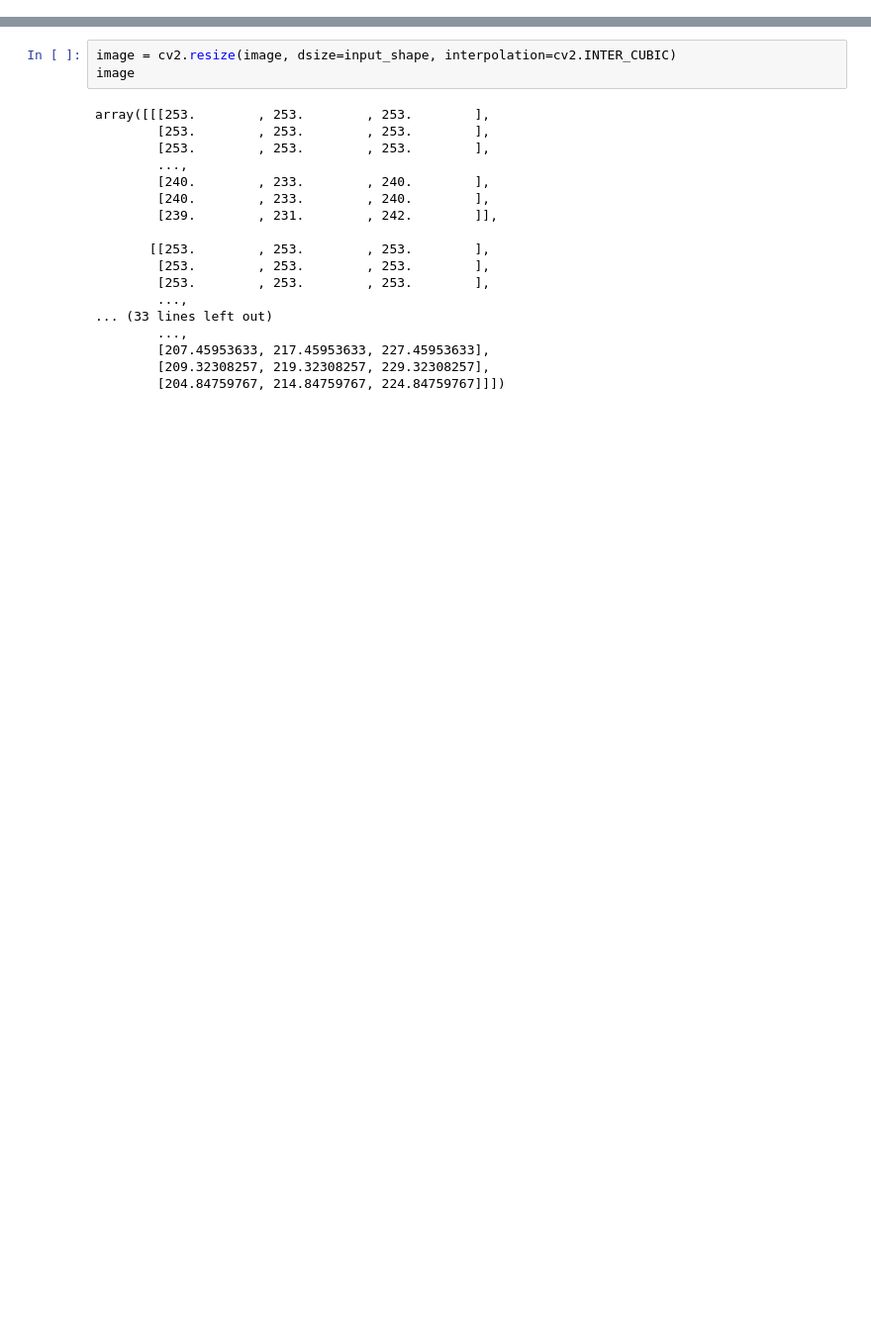
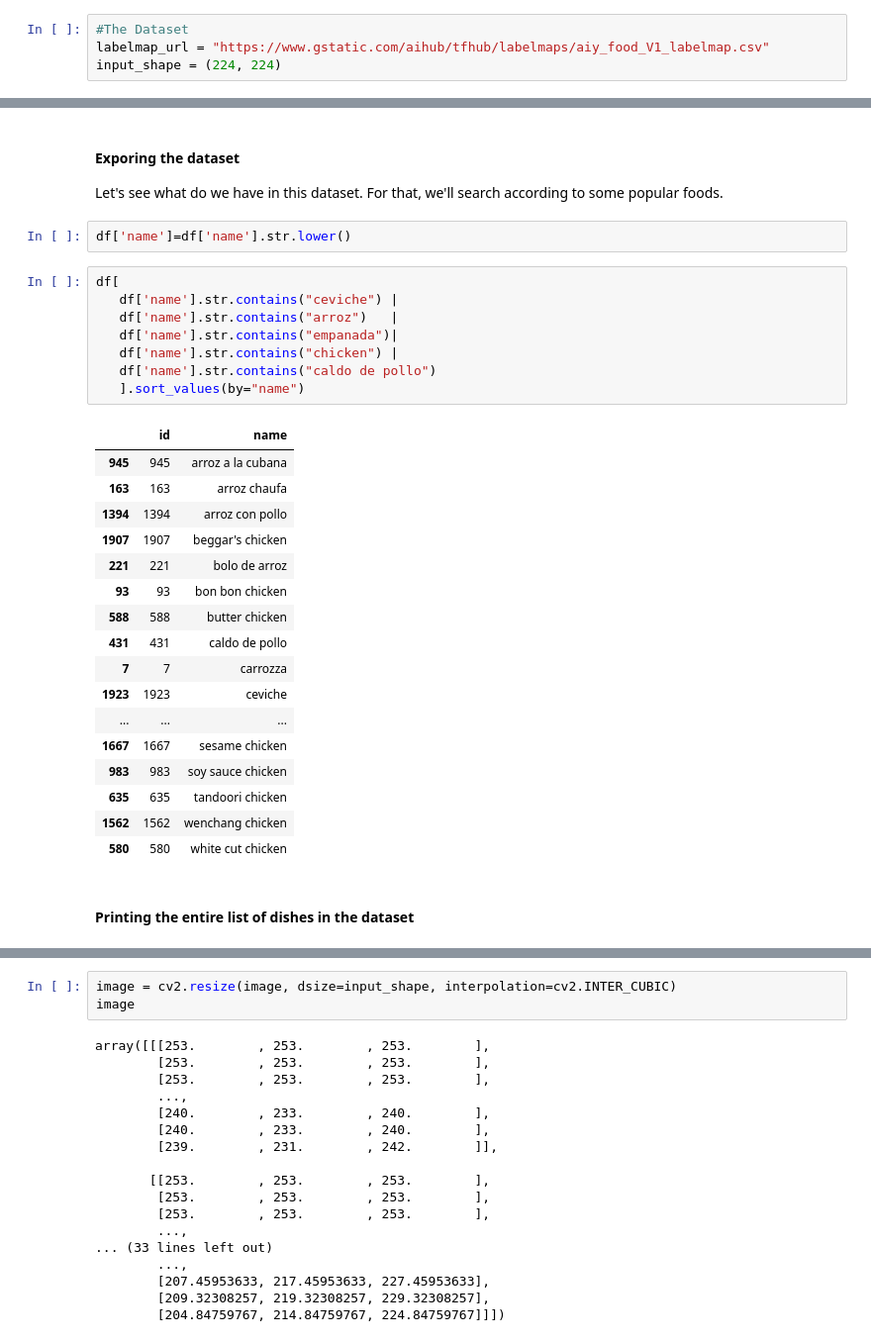
Before and after one commit to thecodemancer/study-with-me, a Jupyter notebook: python/food_classification_model_predict.ipynb, the cells around one changed output, grey strips where cells are left out. Shown at 99% size. Drawn from its saved outputs; the diff is of its cells as text; blank space fills up the shorter version.

```diff
--- a/python/food_classification_model_predict.ipynb
+++ b/python/food_classification_model_predict.ipynb
@@ -73,0 +77,4 @@ array([[[253., 253., 253.],
+# %%
+#The Dataset
+labelmap_url = "https://www.gstatic.com/aihub/tfhub/labelmaps/aiy_food_V1_labelmap.csv"
+input_shape = (224, 224)
@@ -73,0 +93,34 @@ array([[[253., 253., 253.],
+# %% [markdown]
+#### Exporing the dataset
+
+Let's see what do we have in this dataset. For that, we'll search according to some popular foods.
+# %%
+df['name']=df['name'].str.lower()
+# %%
+df[
+   df['name'].str.contains("ceviche") |
+   df['name'].str.contains("arroz")   |
+   df['name'].str.contains("empanada")|
+   df['name'].str.contains("chicken") |
+   df['name'].str.contains("caldo de pollo")
+   ].sort_values(by="name")
+# %% [output]
+|  | id | name |
+| 945 | 945 | arroz a la cubana |
+| 163 | 163 | arroz chaufa |
+| 1394 | 1394 | arroz con pollo |
+| 1907 | 1907 | beggar's chicken |
+| 221 | 221 | bolo de arroz |
+| 93 | 93 | bon bon chicken |
+| 588 | 588 | butter chicken |
+| 431 | 431 | caldo de pollo |
+| 7 | 7 | carrozza |
+| 1923 | 1923 | ceviche |
+| ... | ... | ... |
+| 1667 | 1667 | sesame chicken |
+| 983 | 983 | soy sauce chicken |
+| 635 | 635 | tandoori chicken |
+| 1562 | 1562 | wenchang chicken |
+| 580 | 580 | white cut chicken |
+# %% [markdown]
+#### Printing the entire list of dishes in the dataset
```
Also changed, not shown: parts of 42 cells of this notebook.
